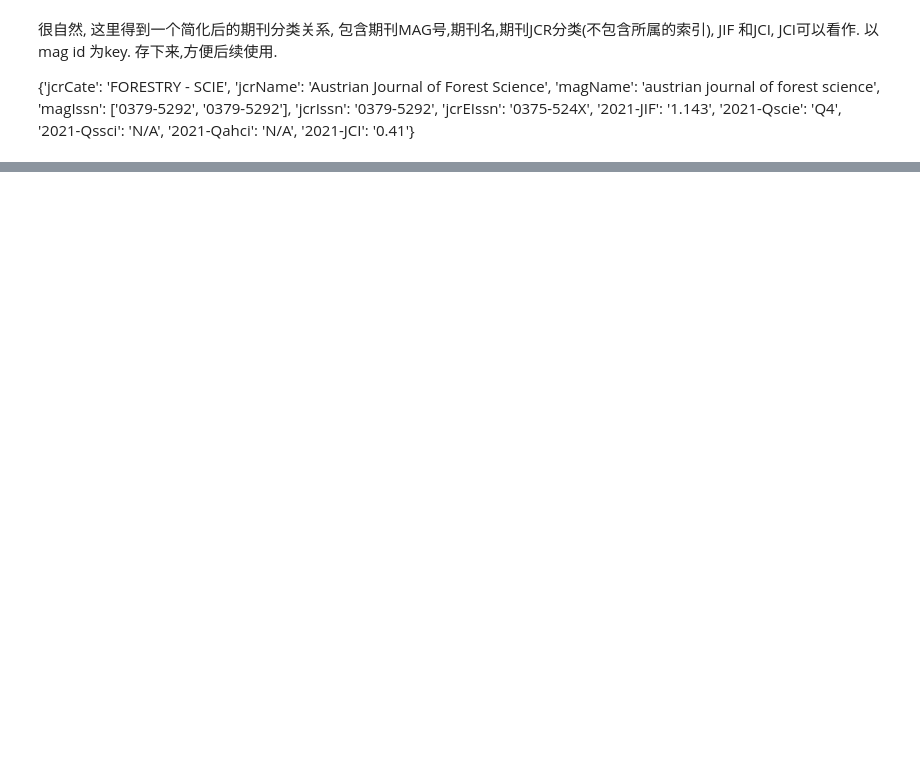
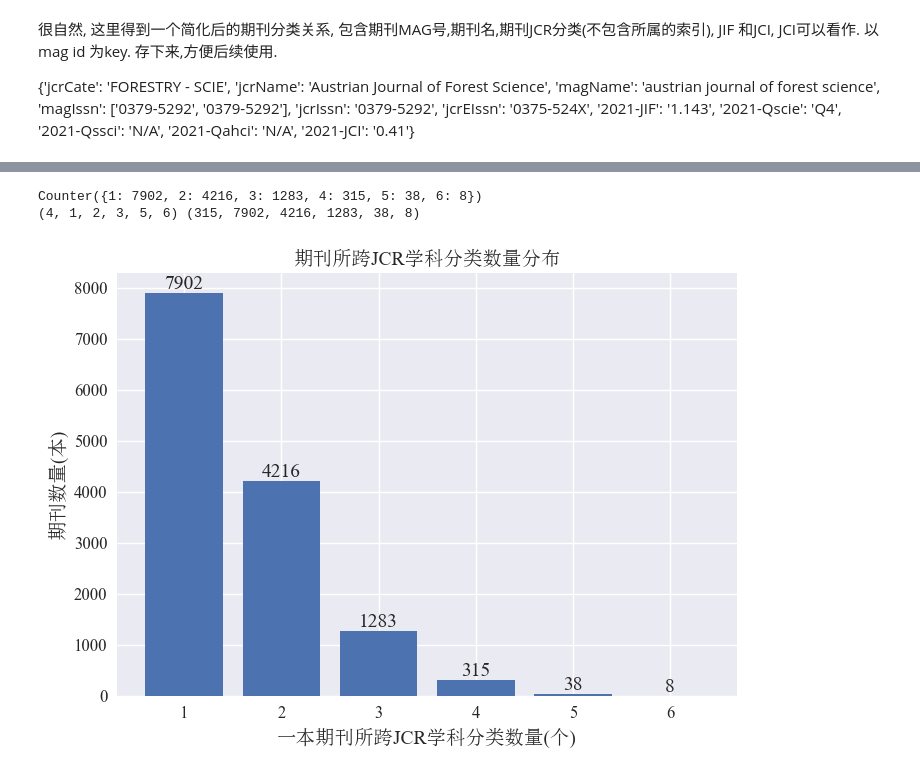
Before and after one commit to jiaweixu98/CrossBoundaryPerspective_InterdisciplinaryResearch, a Jupyter notebook: journalDescriptor.ipynb, the cells around one changed output, grey strips where cells are left out. Saved outputs shown, nothing was run; the diff lists cells and outputs as text; code cells hidden in the pictures; blank space fills up the shorter version.

```diff
--- a/journalDescriptor.ipynb
+++ b/journalDescriptor.ipynb
@@ -218,0 +201,2 @@ mag2journal
+# %%
+mag2journal = pk.load(open('../DataCrossBoundaryPerspective_InterdisciplinaryResearch/mag2journal.pk', 'rb'))
@@ -218,0 +223,21 @@ mag2journal
+# %%
+# 期刊数量分布
+numJournalCateCounter = Counter()
+for k,v in mag2journal.items():
+    numJournalCateCounter[len(set(v['FieldList']))] += 1
+print(numJournalCateCounter)
+numFields , frequency = zip(*numJournalCateCounter.items())
+print(numFields, frequency)
+fig, ax = plt.subplots()
+bars = ax.bar(numFields, frequency)
+ax.bar_label(bars)
+ax.set_ylabel('期刊数量(本)', font=prop.get_name())
+ax.set_xlabel('一本期刊所跨JCR学科分类数量(个)', font=prop.get_name())
+ax.set_title('期刊所跨JCR学科分类数量分布', font=prop.get_name())
+ax.xaxis.set_tick_params(labelsize=12)
+ax.yaxis.set_tick_params(labelsize=12)
+plt.show()
+# %% [output]
+Counter({1: 7902, 2: 4216, 3: 1283, 4: 315, 5: 38, 6: 8})
+(4, 1, 2, 3, 5, 6) (315, 7902, 4216, 1283, 38, 8)
+[figure, added]
```
Also changed, not shown: parts of 5 cells of this notebook, 3 other files.
